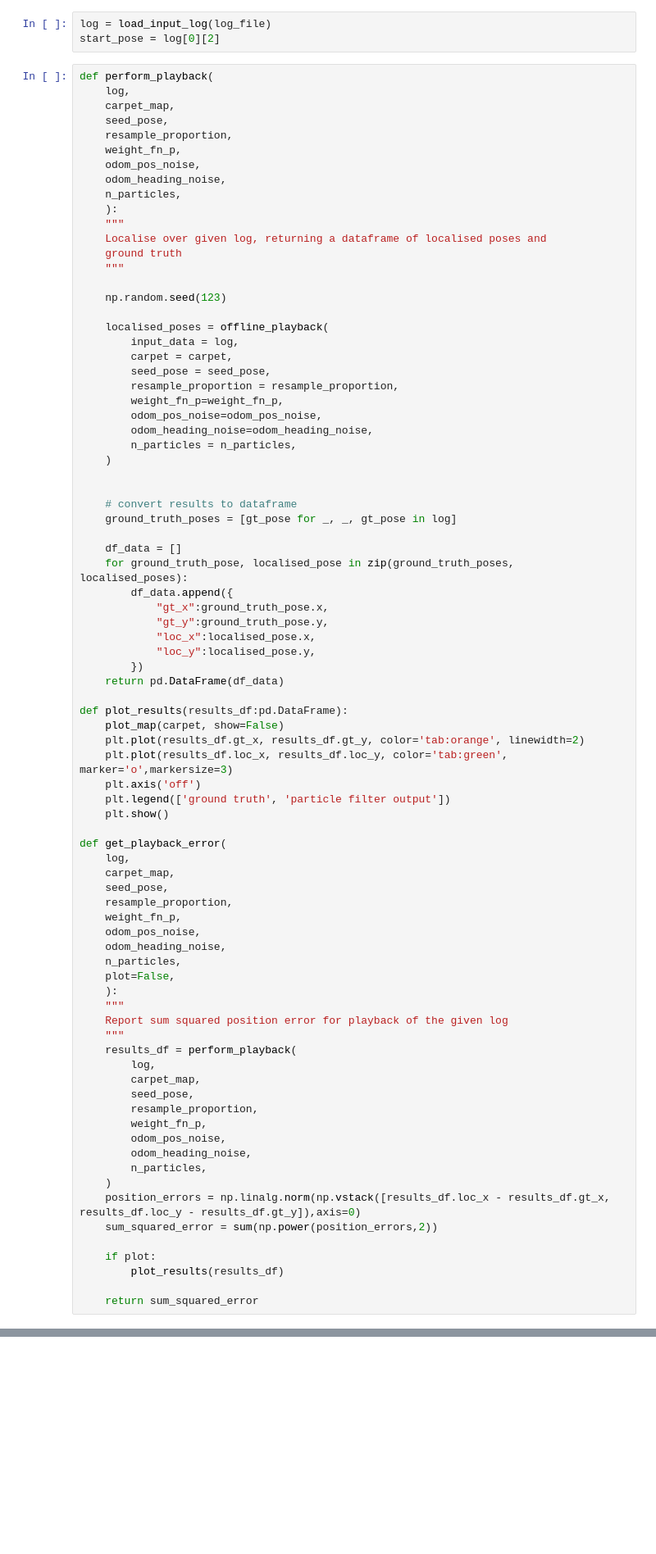
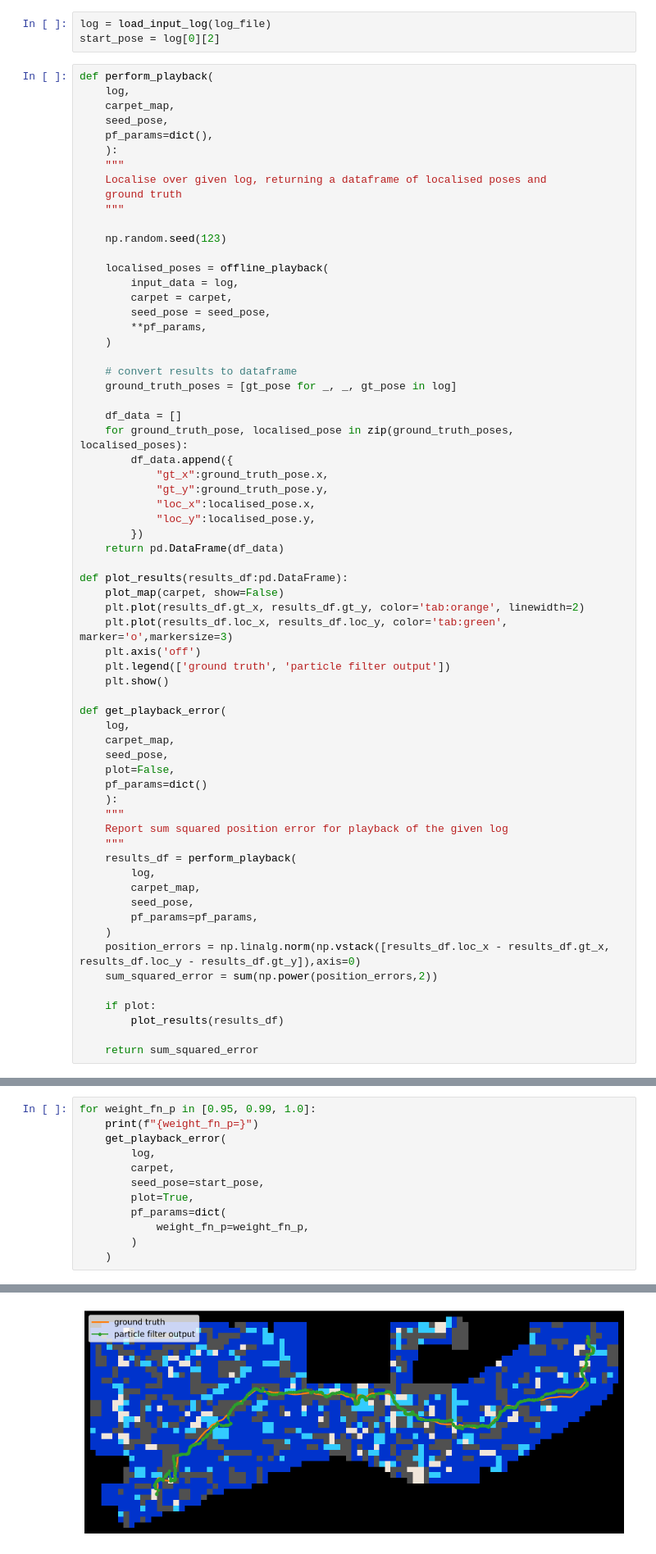
Before and after one commit to tim-fan/carpet_localisation, a Jupyter notebook: notebooks/PF Parameter Optimisation.ipynb, the cells around one changed output, grey strips where cells are left out. Shown at 82% size. Cells and saved outputs as stored; diff of their text form; blank space fills up the shorter version.

Commit message:
Added a few parameter sweeps in pf optimisation notebook

```diff
--- a/notebooks/PF Parameter Optimisation.ipynb
+++ b/notebooks/PF Parameter Optimisation.ipynb
@@ -26,11 +27,7 @@ def perform_playback(
     log,
     carpet_map,
     seed_pose,
-    resample_proportion,
-    weight_fn_p,
-    odom_pos_noise,
-    odom_heading_noise,
-    n_particles,
+    pf_params=dict(),
     ):
     """
     Localise over given log, returning a dataframe of localised poses and
@@ -43,13 +40,8 @@ def perform_playback(
         input_data = log,
         carpet = carpet,
         seed_pose = seed_pose,
-        resample_proportion = resample_proportion,
-        weight_fn_p=weight_fn_p,
-        odom_pos_noise=odom_pos_noise,
-        odom_heading_noise=odom_heading_noise,
-        n_particles = n_particles,
+        **pf_params,
     )
-
 
     # convert results to dataframe
     ground_truth_poses = [gt_pose for _, _, gt_pose in log]
@@ -76,12 +68,8 @@ def get_playback_error(
     log,
     carpet_map,
     seed_pose,
-    resample_proportion,
-    weight_fn_p,
-    odom_pos_noise,
-    odom_heading_noise,
-    n_particles,
     plot=False,
+    pf_params=dict()
     ):
     """
     Report sum squared position error for playback of the given log
@@ -90,11 +78,7 @@ def get_playback_error(
         log,
         carpet_map,
         seed_pose,
-        resample_proportion,
-        weight_fn_p,
-        odom_pos_noise,
-        odom_heading_noise,
-        n_particles,
+        pf_params=pf_params,
     )
     position_errors = np.linalg.norm(np.vstack([results_df.loc_x - results_df.gt_x, results_df.loc_y - results_df.gt_y]),axis=0)
     sum_squared_error = sum(np.power(position_errors,2))
@@ -165,0 +226,13 @@ get_playback_error(
+# %%
+for weight_fn_p in [0.95, 0.99, 1.0]:
+    print(f"{weight_fn_p=}")
+    get_playback_error(
+        log,
+        carpet,
+        seed_pose=start_pose,
+        plot=True,
+        pf_params=dict(
+            weight_fn_p=weight_fn_p,
+        )
+    )
+# %% [output]
@@ -165,0 +240 @@ get_playback_error(
+[figure, added]
```
Also changed, not shown: parts of 23 cells of this notebook.
